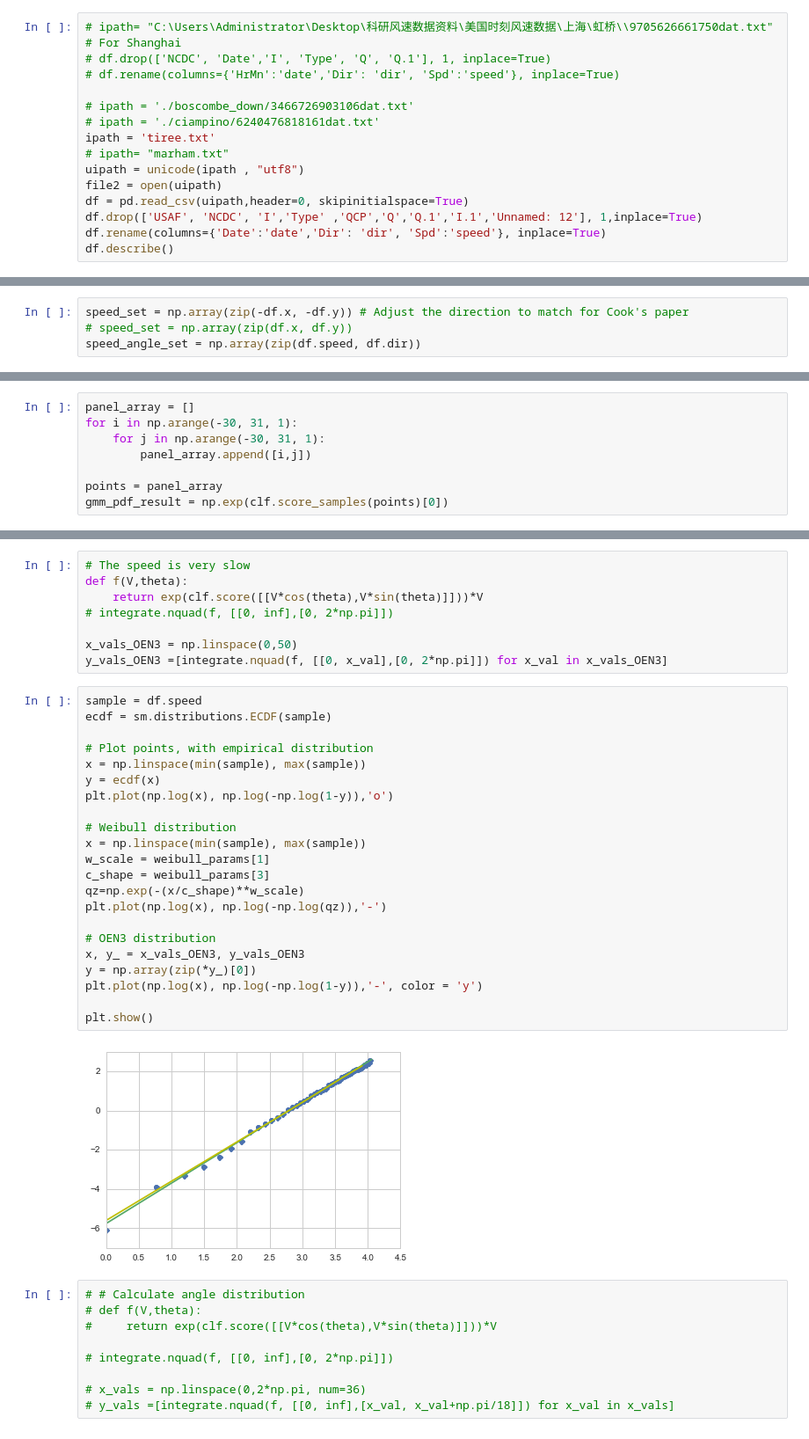
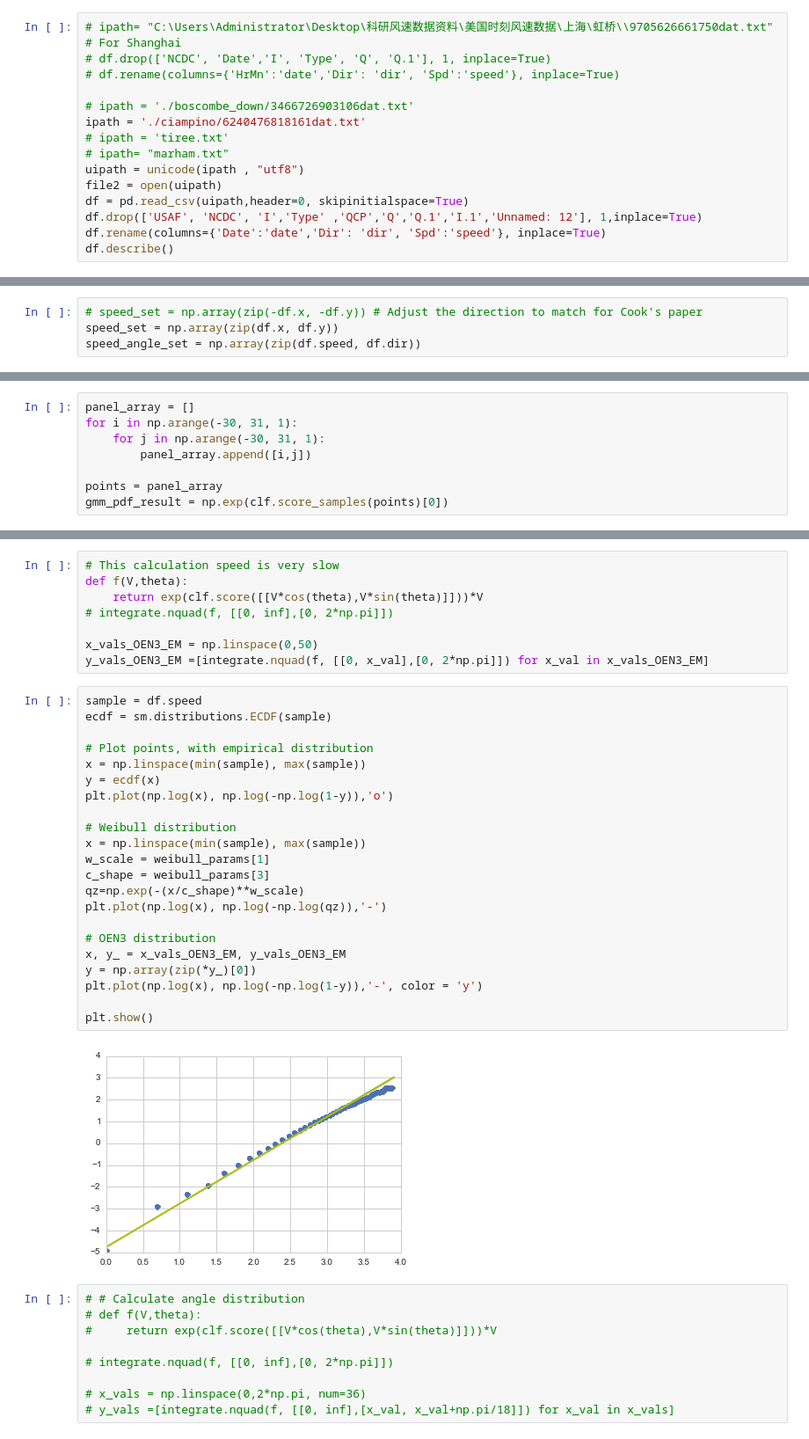
Before and after one commit to cqcn1991/Wind-Speed-Analysis, a Jupyter notebook: US wind data.ipynb, the cells around one changed output, grey strips where cells are left out. Shown at 88% size. Saved outputs shown, nothing was run; the diff lists cells and outputs as text.

Commit message:
Add Speed And Angle Comparison

```diff
--- a/US wind data.ipynb
+++ b/US wind data.ipynb
@@ -21,8 +21,8 @@ from math import pi
 # df.rename(columns={'HrMn':'date','Dir': 'dir', 'Spd':'speed'}, inplace=True)
 
 # ipath = './boscombe_down/3466726903106dat.txt'
-# ipath = './ciampino/6240476818161dat.txt'
-ipath = 'tiree.txt'
+ipath = './ciampino/6240476818161dat.txt'
+# ipath = 'tiree.txt'
 # ipath= "marham.txt"
 uipath = unicode(ipath , "utf8")
 file2 = open(uipath)
@@ -435,8 +435,8 @@ def run_single_OEN_fitting(df):
 # %% [markdown]
 # 0. Create Input, speed_set
 # %%
-speed_set = np.array(zip(-df.x, -df.y)) # Adjust the direction to match for Cook's paper
-# speed_set = np.array(zip(df.x, df.y))
+# speed_set = np.array(zip(-df.x, -df.y)) # Adjust the direction to match for Cook's paper
+speed_set = np.array(zip(df.x, df.y))
 speed_angle_set = np.array(zip(df.speed, df.dir))
 # %% [markdown]
 # 1. Kernel Density Estimation
@@ -618,35 +636,35 @@ print rmse
 # %%
-# The speed is very slow
+# This calculation speed is very slow
 def f(V,theta):
     return exp(clf.score([[V*cos(theta),V*sin(theta)]]))*V
 # integrate.nquad(f, [[0, inf],[0, 2*np.pi]])
 
-x_vals_OEN3 = np.linspace(0,50)
-y_vals_OEN3 =[integrate.nquad(f, [[0, x_val],[0, 2*np.pi]]) for x_val in x_vals_OEN3]
+x_vals_OEN3_EM = np.linspace(0,50)
+y_vals_OEN3_EM =[integrate.nquad(f, [[0, x_val],[0, 2*np.pi]]) for x_val in x_vals_OEN3_EM]
 # %%
 sample = df.speed
 ecdf = sm.distributions.ECDF(sample)
 
 # Plot points, with empirical distribution
 x = np.linspace(min(sample), max(sample))
 y = ecdf(x)
 plt.plot(np.log(x), np.log(-np.log(1-y)),'o')
 
 # Weibull distribution
 x = np.linspace(min(sample), max(sample))
 w_scale = weibull_params[1]
 c_shape = weibull_params[3]
 qz=np.exp(-(x/c_shape)**w_scale)
 plt.plot(np.log(x), np.log(-np.log(qz)),'-')
 
 # OEN3 distribution
-x, y_ = x_vals_OEN3, y_vals_OEN3
+x, y_ = x_vals_OEN3_EM, y_vals_OEN3_EM
 y = np.array(zip(*y_)[0])
 plt.plot(np.log(x), np.log(-np.log(1-y)),'-', color = 'y')
 
 plt.show()
 # %% [output]
-[figure, old version]
+[figure, new version]
 # %%
 # # Calculate angle distribution
 # def f(V,theta):
```
Also changed, not shown: parts of 64 cells of this notebook.
